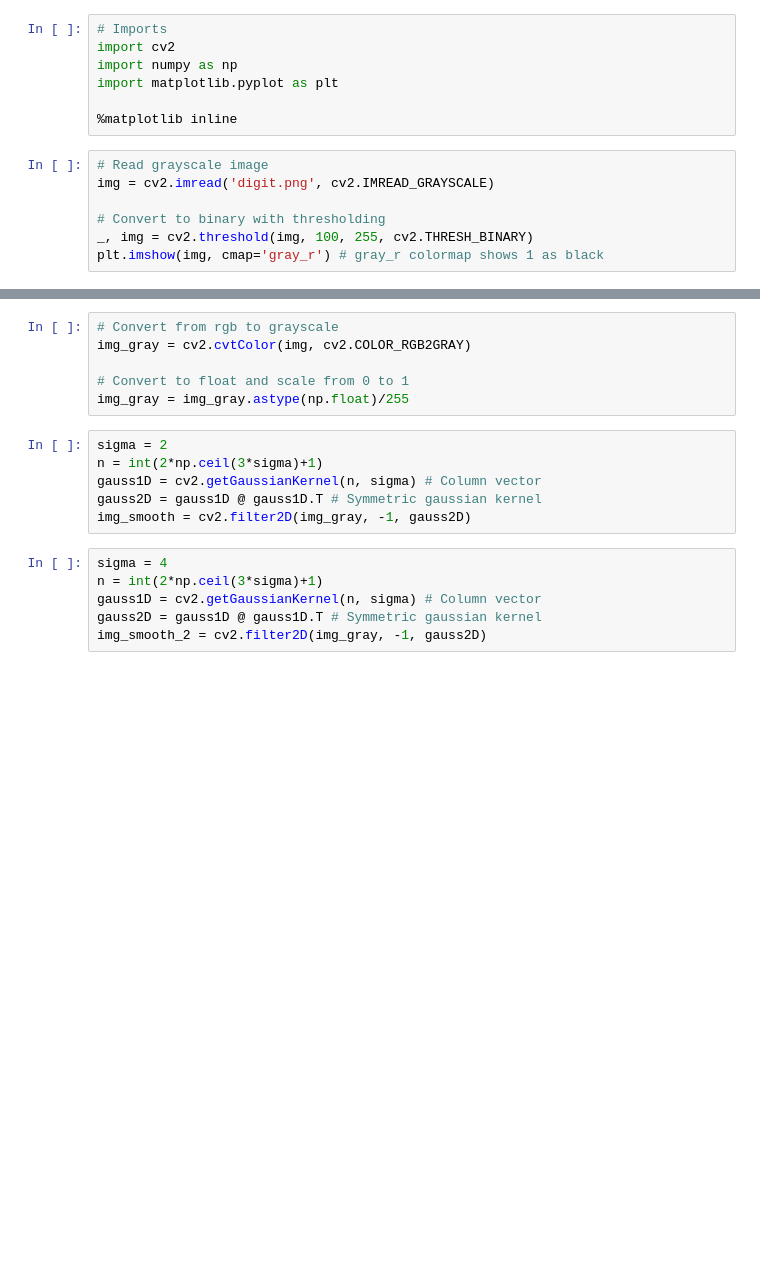
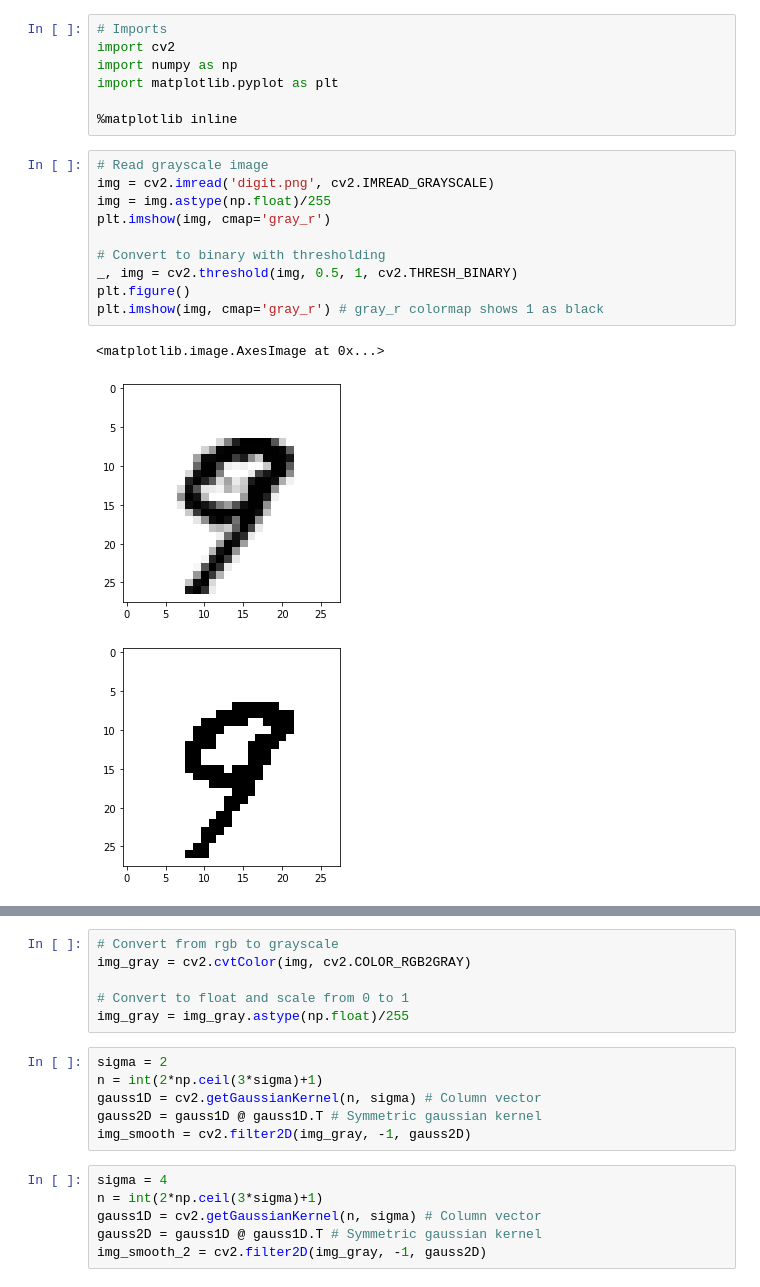
Before and after one commit to GeorgeSmyrnis/python-lab, a Jupyter notebook: Lab 0.4 OpenCV.ipynb, the cells around one changed output, grey strips where cells are left out. Saved outputs shown, nothing was run; the diff lists cells and outputs as text; blank space fills up the shorter version.

```diff
--- a/Lab 0.4 OpenCV.ipynb
+++ b/Lab 0.4 OpenCV.ipynb
@@ -8,10 +8,17 @@ import matplotlib.pyplot as plt
 # %%
 # Read grayscale image
 img = cv2.imread('digit.png', cv2.IMREAD_GRAYSCALE)
+img = img.astype(np.float)/255
+plt.imshow(img, cmap='gray_r')
 
 # Convert to binary with thresholding
-_, img = cv2.threshold(img, 100, 255, cv2.THRESH_BINARY)
+_, img = cv2.threshold(img, 0.5, 1, cv2.THRESH_BINARY)
+plt.figure()
 plt.imshow(img, cmap='gray_r') # gray_r colormap shows 1 as black
+# %% [output]
+<matplotlib.image.AxesImage at 0x...>
+[figure, added]
+[figure, added]
 # %%
 # Create morphological kernel
 kern = np.array([
```
Also changed, not shown: parts of 5 cells of this notebook.
